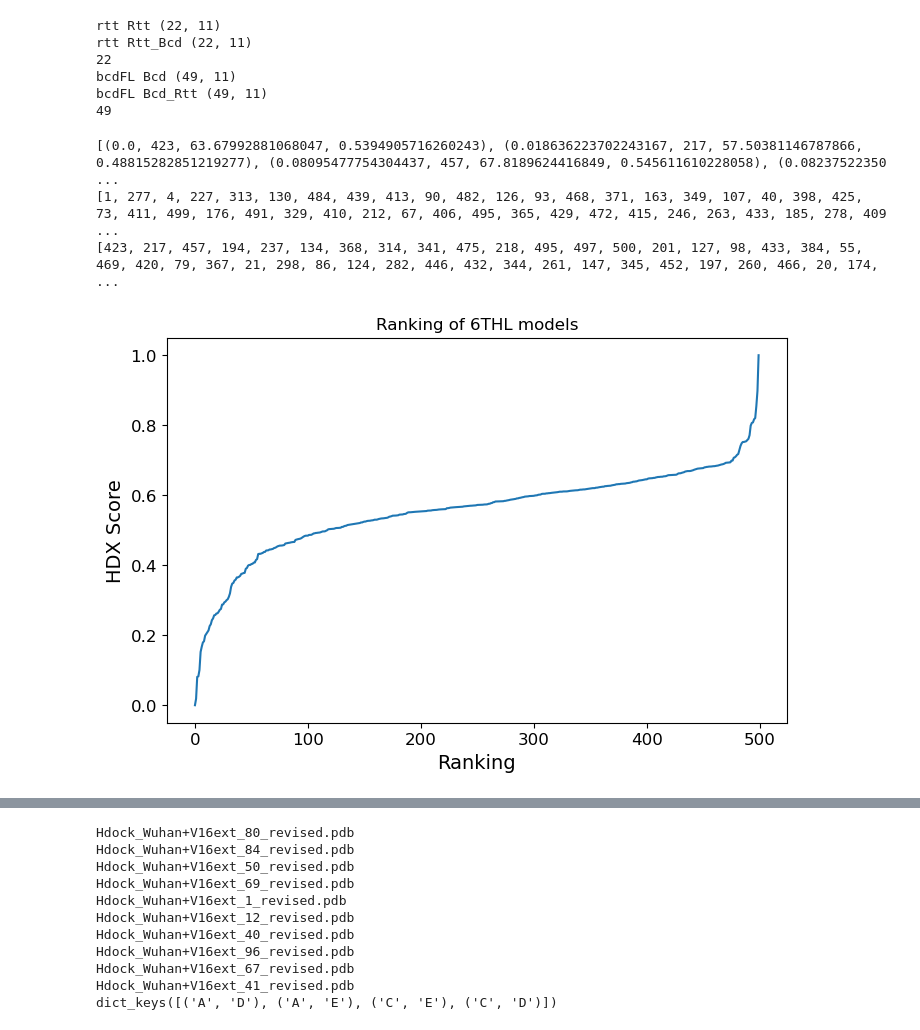
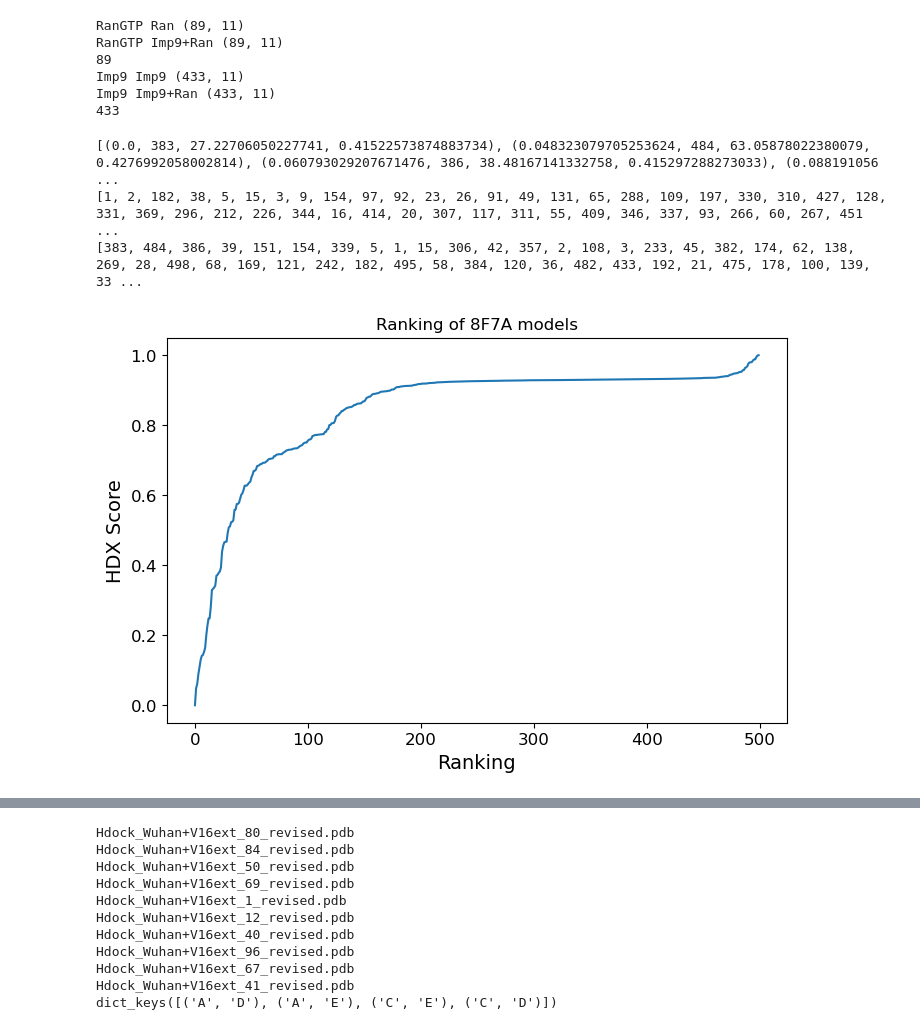
Before and after one commit to SuperChrisW/HDXRank, a Jupyter notebook: script/test.ipynb, the cells around one changed output, grey strips where cells are left out. Saved outputs shown, nothing was run; the diff lists cells and outputs as text; code cells hidden in the pictures.

```diff
--- a/script/test.ipynb
+++ b/script/test.ipynb
@@ -43,8 +41,8 @@ import matplotlib.pyplot as plt
 def get_true_diff(HDX_fpath, apo_states, complex_states):
     def get_weighted_uptake(HDX_df, protein, state, correction):
         temp_HDX_df = HDX_df[(HDX_df['state']==state) & (HDX_df['protein']==protein)]
-        temp_HDX_df = temp_HDX_df[(temp_HDX_df['log_t']<2) & (temp_HDX_df['log_t']>=1.35 )]
-        #temp_HDX_df = temp_HDX_df[(temp_HDX_df['log_t']==4)]
+        temp_HDX_df = temp_HDX_df[(temp_HDX_df['log_t']<2.8) & (temp_HDX_df['log_t']>=1.35 )]
+        #temp_HDX_df = temp_HDX_df[(temp_HDX_df['log_t']>=2) & (temp_HDX_df['log_t']<=2.5)]
 
         print(protein, state, temp_HDX_df.shape)
         temp_HDX_df = temp_HDX_df.sort_values(by=['start', 'end'], ascending=[True, True])
@@ -92,14 +90,14 @@ def get_true_diff(HDX_fpath, apo_states, complex_states):
     return true_diff, diff_mtx
 
 # Delta true diff
-apo_states = [('rtt', 'Rtt', 0)]
-complex_states = [('rtt', 'Rtt_Bcd', 0)]
+apo_states = [('RanGTP', 'Ran', 0)]
+complex_states = [('RanGTP', 'Imp9+Ran', 0)]
 true_diff, diff_RFU_mtx = get_true_diff(HDX_fpath, apo_states, complex_states)
 
 plt.figure(figsize=(30, 15))
 plt.tight_layout()
 plt.subplot(2, 1, 1) # 2 row, 1 columns, 1st subplot
-plt.title(f'6THL_A', fontsize=20)
+plt.title(f'8F7A_B', fontsize=20)
 
 x_labels = list(true_diff.keys())
 x_positions = np.arange(len(x_labels))  # numerical positions for x-axis
@@ -118,11 +116,11 @@ plt.axhline(y=0, color='r', linestyle='--', label='Zero line')
 plt.grid(True)
 plt.legend()
 
-apo_states = [('bcdFL', 'Bcd', 0)]
-complex_states = [('bcdFL', 'Bcd_Rtt', 0)]
+apo_states = [('Imp9', 'Imp9', 0)]
+complex_states = [('Imp9', 'Imp9+Ran', 0)]
 true_diff, diff_RFU_mtx = get_true_diff(HDX_fpath, apo_states, complex_states)
 plt.subplot(2, 1, 2) # 2 row, 1 columns, 1st subplot
-plt.title(f'6THL_B', fontsize=20)
+plt.title(f'8F7A_A', fontsize=20)
 
 x_labels = list(true_diff.keys())
 x_positions = np.arange(len(x_labels))  # numerical positions for x-axis
@@ -423,7 +420,6 @@ def get_chi_score(df, complex_batchname, apo_batchname, true_diff):
     x_labels = list(pred_diff.keys())
     y_true = np.array([trim_true_diff[key] for key in x_labels])
     y_pred = np.array([pred_diff[key] for key in x_labels])
-
     if y_true.shape[0] == 0 or y_pred.shape[0] == 0:
         return None
 
@@ -432,22 +428,22 @@ def get_chi_score(df, complex_batchname, apo_batchname, true_diff):
     loss = mean_squared_error(y_true, y_pred, error_limit, d=0.05)
     return loss
 
-apo_states = [('rtt', 'Rtt', 0)]
-complex_states = [('rtt', 'Rtt_Bcd', 0)]
+apo_states = [('RanGTP', 'Ran', 0)]
+complex_states = [('RanGTP', 'Imp9+Ran', 0)]
 true_diff_ligand, _ = get_true_diff(HDX_fpath, apo_states, complex_states)
 
-apo_states = [('bcdFL', 'Bcd', 0)]
-complex_states = [('bcdFL', 'Bcd_Rtt', 0)]
+apo_states = [('Imp9', 'Imp9', 0)]
+complex_states = [('Imp9', 'Imp9+Ran', 0)]
 true_diff_target, _ = get_true_diff(HDX_fpath, apo_states, complex_states)
 
 pdb_dir = f'/home/lwang/models/HDX_LSTM/data/Latest_test/hdock/structure/{protein_name}'
-ref_model = '6THL'
+ref_model = '8F7A'
 ref_chains = ['A']
 complex_batches = [f'MODEL_{i}_REVISED' for i in range(1, 501)]
 #structures = preload_pdb_structures(pdb_dir, complex_batches)
 #chain_map = {"A": "A", "C": "C"}
 
-apo_ref = ['6THL_A', '6THL_B']
+apo_ref = ['8F7A_B', '8F7A_A']
 maes = []
 rmsd = []
 
@@ -463,47 +459,48 @@ for i, batch in tqdm(enumerate(complex_batches)):
         #dockQ = get_dockQ_score(pdb_dir, batch, ref_model, chain_map=chain_map)
         #rmsd.append(dockQ[1])
 
-score_fpath = '/home/lwang/models/HDOCKlite-v1.1/6THL.out'
+score_fpath = '/home/lwang/models/HDOCKlite-v1.1/8F7A.out'
 ITscore = []
 with open(score_fpath, 'r') as f:
     lines = f.readlines()[5:]
     for line in lines:
         values = line.strip().split()
         ITscore.append(float(values[6]))
 ITscore = max_min_scale(ITscore)
 
 maes = max_min_scale(maes)
+
 batch_id = [int(i.split('_')[1]) for i in complex_batches]
 sorted_batch = sorted(zip(maes, batch_id , rmsd, ITscore), key=lambda x: x[0], reverse=False)
 print(sorted_batch[:10])
 
 HDX_top30 = [id for _, id, _, _ in sorted_batch[:50]]
 
 rmsd_sorted = sorted(zip(rmsd, batch_id, maes, ITscore), key=lambda x: x[0], reverse=False)
 rmsd_top30 = [id for _, id, _,_ in rmsd_sorted[:50]]
 print(rmsd_top30)
 print(HDX_top30)
 
 plt.figure(figsize = (8, 5))
 plt.plot([i[0] for i in sorted_batch])
 plt.ylabel('HDX Score', fontsize=14)
 plt.xlabel('Ranking', fontsize=14)
 plt.title(f'Ranking of {ref_model} models')
 plt.tick_params(axis='both', labelsize=12)
 
-#plt.show()
-plt.savefig(f'/home/lwang/models/HDX_LSTM/data/Latest_test/hdock/hdock_files/{ref_model}_ranking.png')
+plt.show()
+#plt.savefig(f'/home/lwang/models/HDX_LSTM/data/Latest_test/hdock/hdock_files/{ref_model}_ranking.png')
 # %% [output]
-rtt Rtt (22, 11)
-rtt Rtt_Bcd (22, 11)
-22
-bcdFL Bcd (49, 11)
-bcdFL Bcd_Rtt (49, 11)
-49
+RanGTP Ran (89, 11)
+RanGTP Imp9+Ran (89, 11)
+89
+Imp9 Imp9 (433, 11)
+Imp9 Imp9+Ran (433, 11)
+433
-[(0.0, 423, 63.67992881068047, 0.5394905716260243), (0.018636223702243167, 217, 57.50381146787866, 0.48815282851219277), (0.08095477754304437, 457, 67.8189624416849, 0.545611610228058), (0.08237522350 ...
-[1, 277, 4, 227, 313, 130, 484, 439, 413, 90, 482, 126, 93, 468, 371, 163, 349, 107, 40, 398, 425, 73, 411, 499, 176, 491, 329, 410, 212, 67, 406, 495, 365, 429, 472, 415, 246, 263, 433, 185, 278, 409 ...
-[423, 217, 457, 194, 237, 134, 368, 314, 341, 475, 218, 495, 497, 500, 201, 127, 98, 433, 384, 55, 469, 420, 79, 367, 21, 298, 86, 124, 282, 446, 432, 344, 261, 147, 345, 452, 197, 260, 466, 20, 174,  ...
+[(0.0, 383, 27.22706050227741, 0.41522573874883734), (0.048323079705253624, 484, 63.05878022380079, 0.4276992058002814), (0.060793029207671476, 386, 38.48167141332758, 0.415297288273033), (0.088191056 ...
+[1, 2, 182, 38, 5, 15, 3, 9, 154, 97, 92, 23, 26, 91, 49, 131, 65, 288, 109, 197, 330, 310, 427, 128, 331, 369, 296, 212, 226, 344, 16, 414, 20, 307, 117, 311, 55, 409, 346, 337, 93, 266, 60, 267, 451 ...
+[383, 484, 386, 39, 151, 154, 339, 5, 1, 15, 306, 42, 357, 2, 108, 3, 233, 45, 382, 174, 62, 138, 269, 28, 498, 68, 169, 121, 242, 182, 495, 58, 384, 120, 36, 482, 433, 192, 21, 475, 178, 100, 139, 33 ...
-[figure, old version]
+[figure, new version]
 # %%
 print(rmsd_sorted)
 # %% [output]
```
Also changed, not shown: parts of 7 cells of this notebook, 29 other files.
